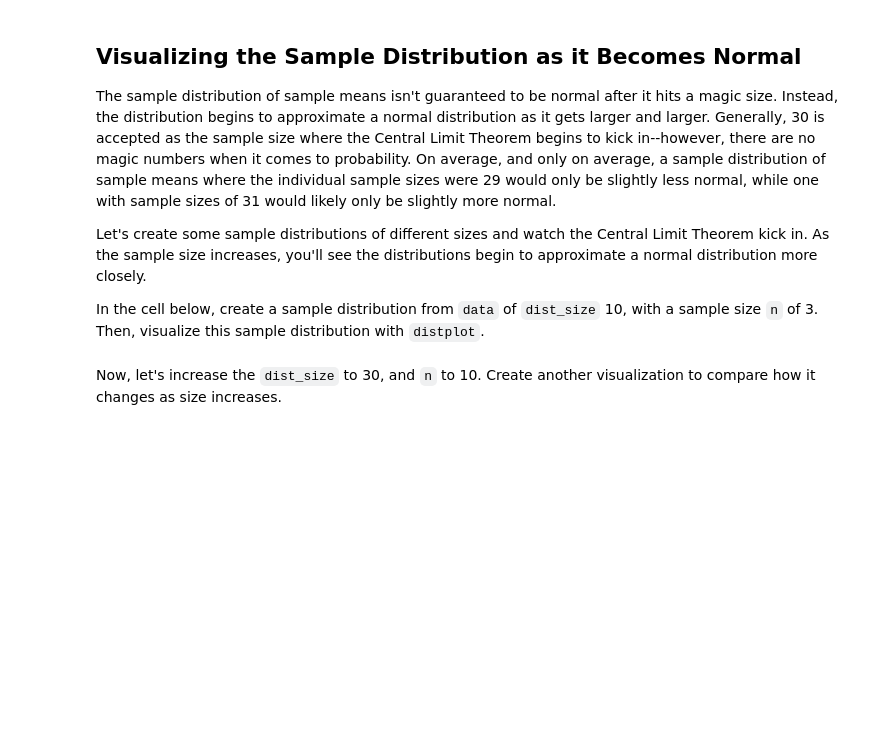
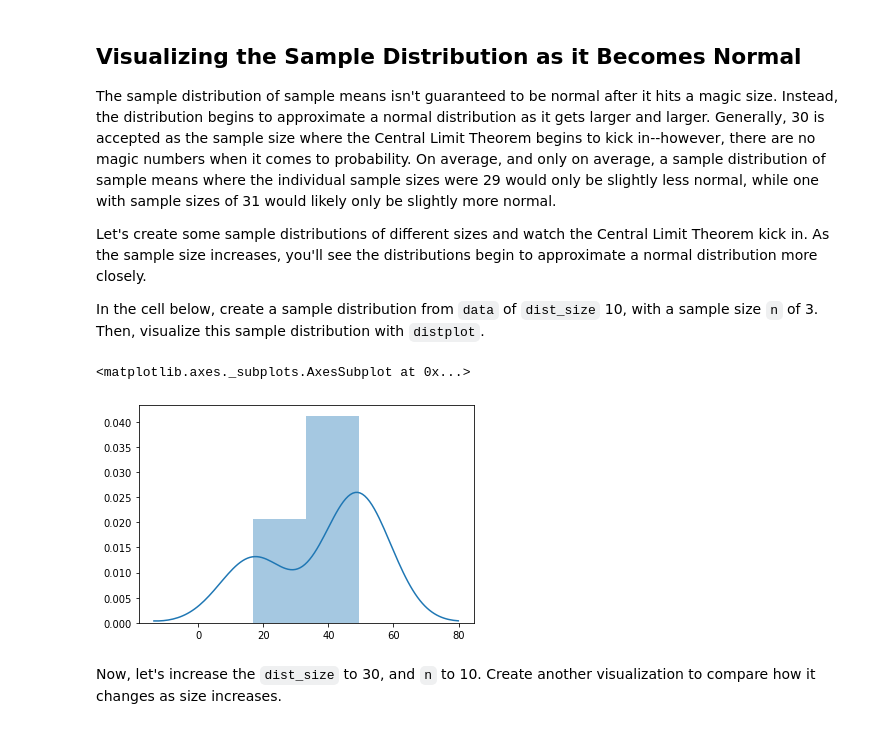
Before and after one commit to CaryMosley/dsc-central-limit-theorem-lab-nyc-ds-021720, a Jupyter notebook: index.ipynb, the cells around one changed output. Cells and saved outputs as stored; diff of their text form; code cells hidden in the pictures; blank space fills up the shorter version.

```diff
--- a/index.ipynb
+++ b/index.ipynb
@@ -115,6 +115,10 @@ Let's create some sample distributions of different sizes and watch the Central
 In the cell below, create a sample distribution from `data` of `dist_size` 10, with a sample size `n` of 3. Then, visualize this sample distribution with `distplot`.
 # %%
 dist1 = create_sample_distribution(df,10,3)
+sns.distplot(dist1)
+# %% [output]
+<matplotlib.axes._subplots.AxesSubplot at 0x...>
+[figure, added]
 # %% [markdown]
 Now, let's increase the `dist_size` to 30, and `n` to 10.  Create another visualization to compare how it changes as size increases.
 # %%
```
